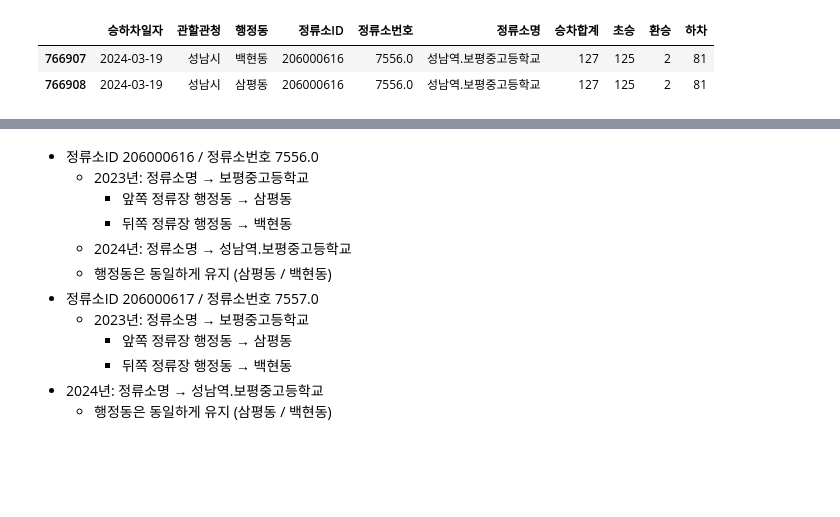
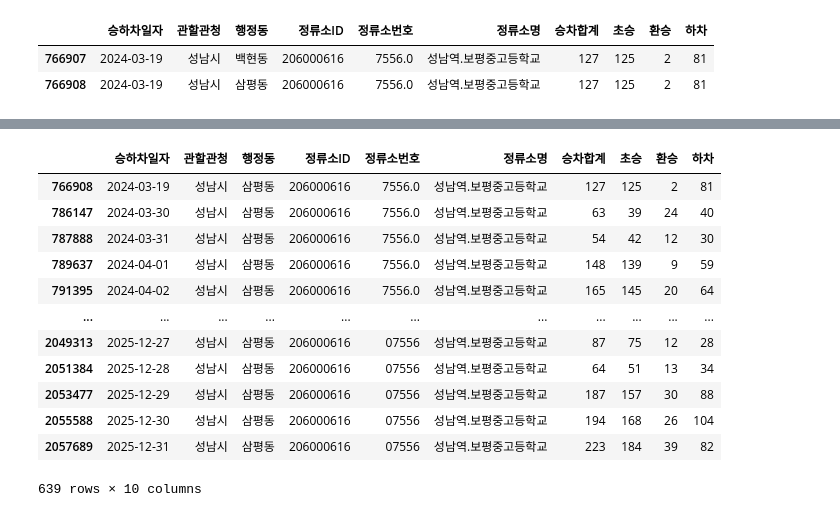
Before and after one commit to bulsajo1/final_project, a Jupyter notebook: sungju/2차 전처리_교통.ipynb, the cells around one changed output, grey strips where cells are left out. Saved outputs shown, nothing was run; the diff lists cells and outputs as text; code cells hidden in the pictures; blank space fills up the shorter version.

```diff
--- a/sungju/2차 전처리_교통.ipynb
+++ b/sungju/2차 전처리_교통.ipynb
@@ -191,13 +192,32 @@ df_bus[
-# %% [markdown]
-- 정류소ID 206000616 / 정류소번호 7556.0
-  - 2023년: 정류소명 → 보평중고등학교
-    - 앞쪽 정류장 행정동 → 삼평동
-    - 뒤쪽 정류장 행정동 → 백현동
-  - 2024년: 정류소명 → 성남역.보평중고등학교
-   - 행정동은 동일하게 유지 (삼평동 / 백현동)
-- 정류소ID 206000617 / 정류소번호 7557.0
-  - 2023년: 정류소명 → 보평중고등학교
-    - 앞쪽 정류장 행정동 → 삼평동
-    - 뒤쪽 정류장 행정동 → 백현동
-- 2024년: 정류소명 → 성남역.보평중고등학교
-   - 행정동은 동일하게 유지 (삼평동 / 백현동)
+# %%
+# 모든 날짜에서
+# 정류소ID 206000616 + 성남역.보평중고등학교 중
+# 행정동이 백현동인 행 삭제
+
+df_bus = df_bus[
+    ~(
+        (df_bus['정류소ID'] == 206000616) &
+        (df_bus['정류소명'] == '성남역.보평중고등학교') &
+        (df_bus['행정동'] == '백현동')
+    )
+]
+
+# 확인
+df_bus[
+    (df_bus['정류소ID'] == 206000616) &
+    (df_bus['정류소명'] == '성남역.보평중고등학교')
+]
+# %% [output]
+|  | 승하차일자 | 관할관청 | 행정동 | 정류소ID | 정류소번호 | 정류소명 | 승차합계 | 초승 | 환승 | 하차 |
+| 766908 | 2024-03-19 | 성남시 | 삼평동 | 206000616 | 7556.0 | 성남역.보평중고등학교 | 127 | 125 | 2 | 81 |
+| 786147 | 2024-03-30 | 성남시 | 삼평동 | 206000616 | 7556.0 | 성남역.보평중고등학교 | 63 | 39 | 24 | 40 |
+| 787888 | 2024-03-31 | 성남시 | 삼평동 | 206000616 | 7556.0 | 성남역.보평중고등학교 | 54 | 42 | 12 | 30 |
+| 789637 | 2024-04-01 | 성남시 | 삼평동 | 206000616 | 7556.0 | 성남역.보평중고등학교 | 148 | 139 | 9 | 59 |
+| 791395 | 2024-04-02 | 성남시 | 삼평동 | 206000616 | 7556.0 | 성남역.보평중고등학교 | 165 | 145 | 20 | 64 |
+| ... | ... | ... | ... | ... | ... | ... | ... | ... | ... | ... |
+| 2049313 | 2025-12-27 | 성남시 | 삼평동 | 206000616 | 07556 | 성남역.보평중고등학교 | 87 | 75 | 12 | 28 |
+| 2051384 | 2025-12-28 | 성남시 | 삼평동 | 206000616 | 07556 | 성남역.보평중고등학교 | 64 | 51 | 13 | 34 |
+| 2053477 | 2025-12-29 | 성남시 | 삼평동 | 206000616 | 07556 | 성남역.보평중고등학교 | 187 | 157 | 30 | 88 |
+| 2055588 | 2025-12-30 | 성남시 | 삼평동 | 206000616 | 07556 | 성남역.보평중고등학교 | 194 | 168 | 26 | 104 |
+| 2057689 | 2025-12-31 | 성남시 | 삼평동 | 206000616 | 07556 | 성남역.보평중고등학교 | 223 | 184 | 39 | 82 |
+639 rows × 10 columns
```
Also changed, not shown: parts of 19 cells of this notebook, 1 other file.
